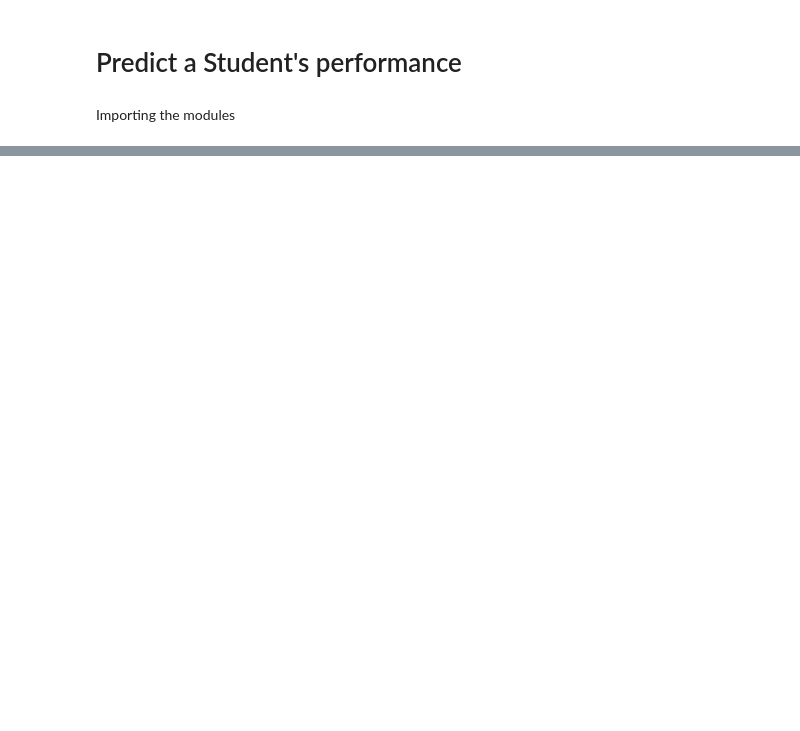
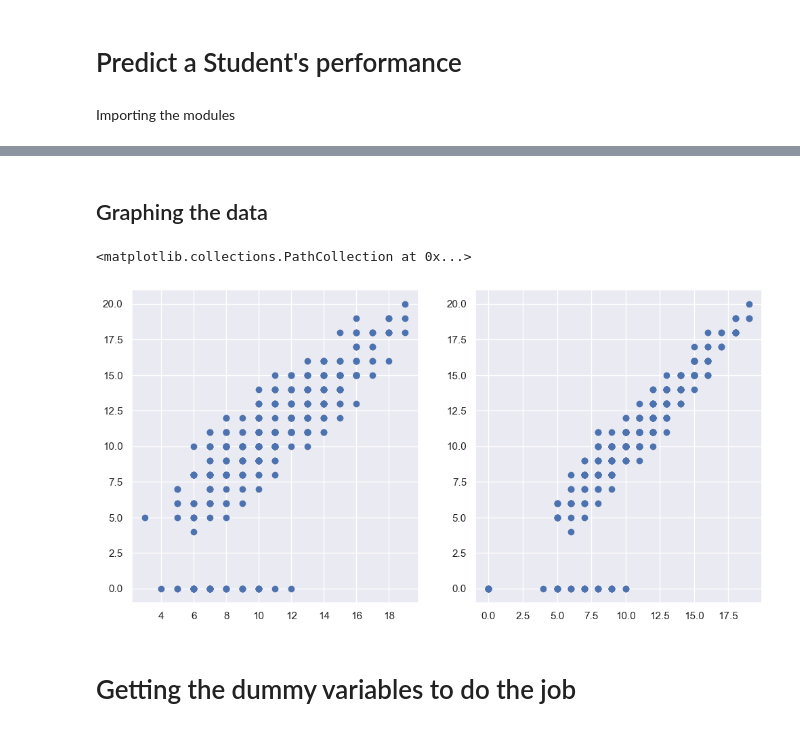
Before and after one commit to RISHIT7/Programming, a Jupyter notebook: Python/Projects/Advanced Projects/StudentPerformanceML/Code/DataVisualization.ipynb, the cells around one changed output, grey strips where cells are left out. Cells and saved outputs as stored; diff of their text form; code cells hidden in the pictures; blank space fills up the shorter version.

```diff
--- a/Python/Projects/Advanced Projects/StudentPerformanceML/Code/DataVisualization.ipynb
+++ b/Python/Projects/Advanced Projects/StudentPerformanceML/Code/DataVisualization.ipynb
@@ -438,0 +30,17 @@ f_wb, y_train[0]
+# %% [markdown]
+## Graphing the data
+# %%
+sns.set(style="darkgrid")
+# %%
+fig, ax = plt.subplots(1, 2, figsize=(12, 6))
+
+ax1 = ax[0]
+ax1.scatter(DATA["G1"], DATA["G3"])
+
+ax2 = ax[1]
+ax2.scatter(DATA["G2"], DATA["G3"])
+# %% [output]
+<matplotlib.collections.PathCollection at 0x...>
+[figure, added]
+# %% [markdown]
+# Getting the dummy variables to do the job
```
Also changed, not shown: parts of 129 cells of this notebook, 3 other files.
